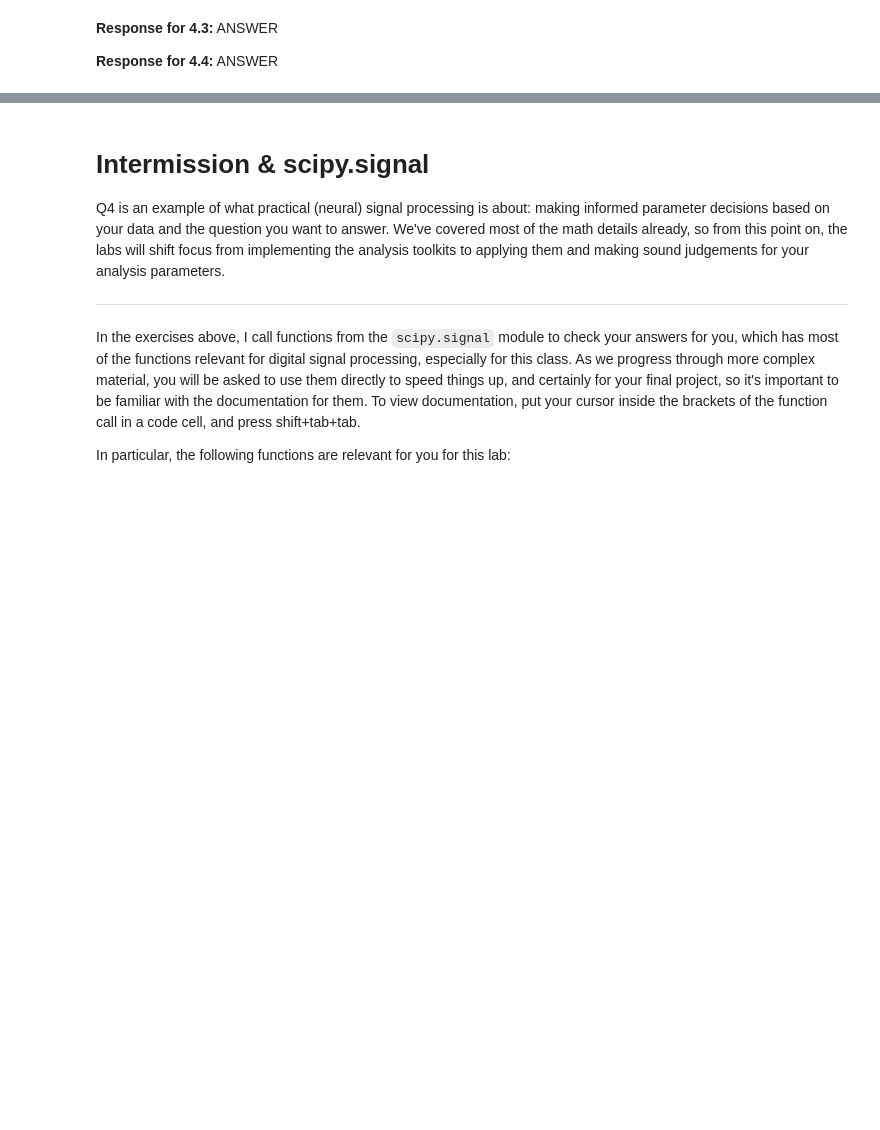
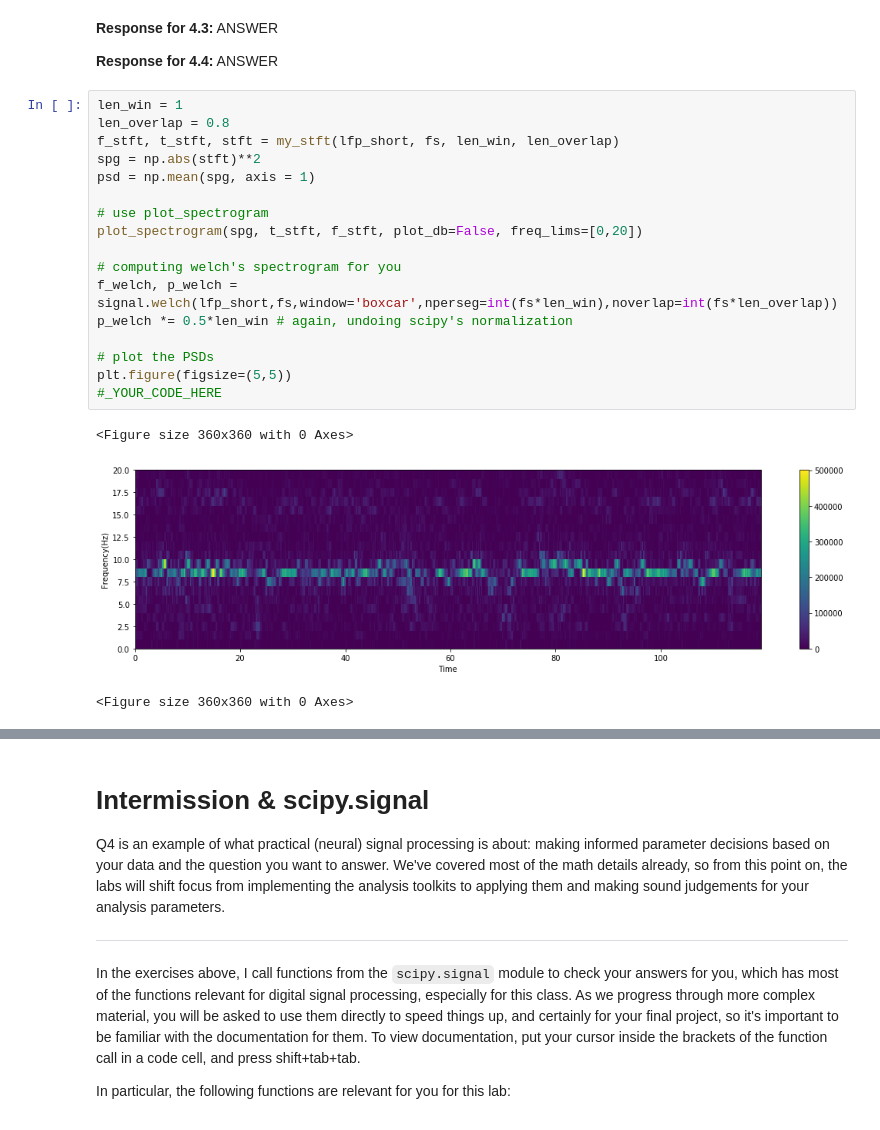
Before and after one commit to rmontehe/COGS118C, a Jupyter notebook: Assignments/Assignment 3/A3-TimeFrequencyFiltering.ipynb, the cells around one changed output, grey strips where cells are left out. Saved outputs shown, nothing was run; the diff lists cells and outputs as text; blank space fills up the shorter version.

```diff
--- a/Assignments/Assignment 3/A3-TimeFrequencyFiltering.ipynb
+++ b/Assignments/Assignment 3/A3-TimeFrequencyFiltering.ipynb
@@ -424,4 +428,25 @@ Sampling rate = 1250Hz
 **Response for 4.3:** ANSWER
 
 **Response for 4.4:** ANSWER
+# %%
+len_win = 1
+len_overlap = 0.8
+f_stft, t_stft, stft = my_stft(lfp_short, fs, len_win, len_overlap)
+spg = np.abs(stft)**2
+psd = np.mean(spg, axis = 1)
+
+# use plot_spectrogram
+plot_spectrogram(spg, t_stft, f_stft, plot_db=False, freq_lims=[0,20])
+
+# computing welch's spectrogram for you
+f_welch, p_welch = signal.welch(lfp_short,fs,window='boxcar',nperseg=int(fs*len_win),noverlap=int(fs*len_overlap))
+p_welch *= 0.5*len_win # again, undoing scipy's normalization
+
+# plot the PSDs
+plt.figure(figsize=(5,5))
+#_YOUR_CODE_HERE
+# %% [output]
+<Figure size 360x360 with 0 Axes>
+[figure, added]
+<Figure size 360x360 with 0 Axes>
 # %%
```
Also changed, not shown: parts of 6 cells of this notebook.
